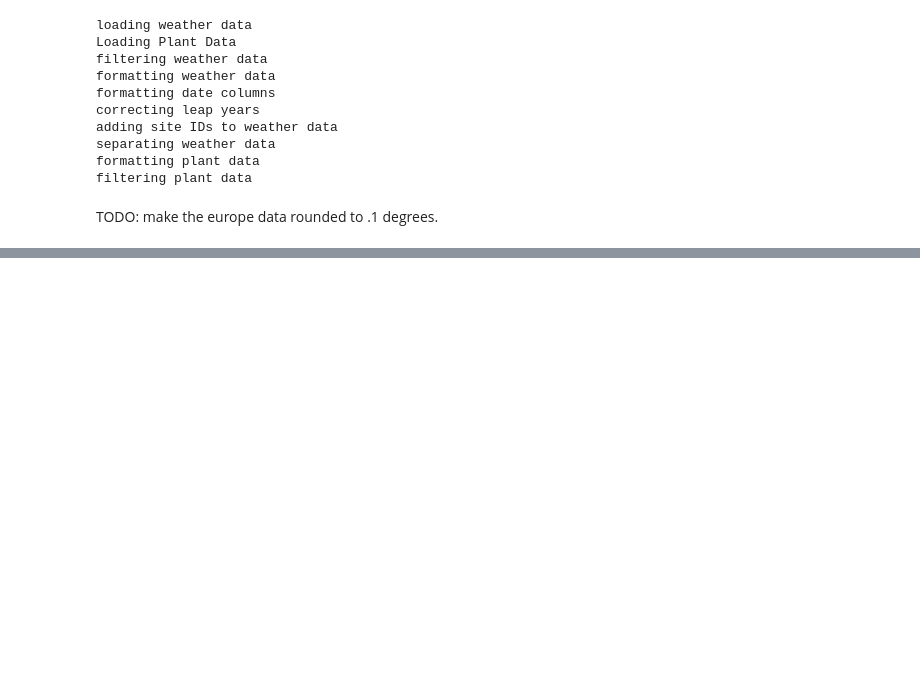
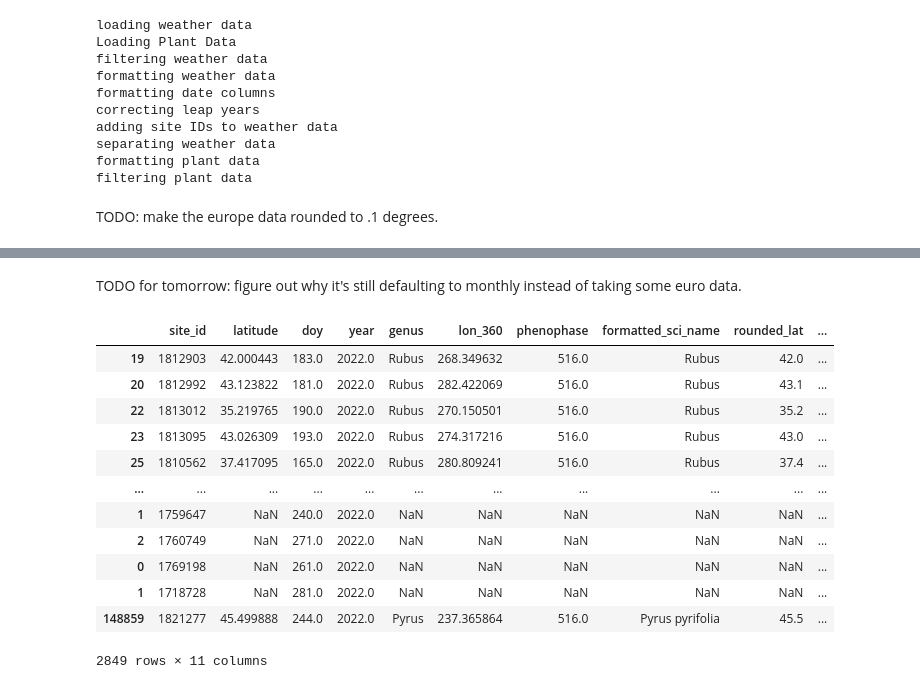
Before and after one commit to falling-fruit/dfg-seasons, a Jupyter notebook: modelling/high_res_models_finalized.ipynb, the cells around one changed output, grey strips where cells are left out. Cells and saved outputs as stored; diff of their text form; code cells hidden in the pictures; blank space fills up the shorter version.

Commit message:
EOD 8/17. still working on outliers

```diff
--- a/modelling/high_res_models_finalized.ipynb
+++ b/modelling/high_res_models_finalized.ipynb
@@ -427,0 +337,2 @@ print(test_days)
+# %% [markdown]
+TODO for tomorrow: figure out why it's still defaulting to monthly instead of taking some euro data.
@@ -427,0 +346,16 @@ print(test_days)
+# %%
+full_prediction_df
+# %% [output]
+|  | site_id | latitude | doy | year | genus | lon_360 | phenophase | formatted_sci_name | rounded_lat | ... |
+| 19 | 1812903 | 42.000443 | 183.0 | 2022.0 | Rubus | 268.349632 | 516.0 | Rubus | 42.0 | ... |
+| 20 | 1812992 | 43.123822 | 181.0 | 2022.0 | Rubus | 282.422069 | 516.0 | Rubus | 43.1 | ... |
+| 22 | 1813012 | 35.219765 | 190.0 | 2022.0 | Rubus | 270.150501 | 516.0 | Rubus | 35.2 | ... |
+| 23 | 1813095 | 43.026309 | 193.0 | 2022.0 | Rubus | 274.317216 | 516.0 | Rubus | 43.0 | ... |
+| 25 | 1810562 | 37.417095 | 165.0 | 2022.0 | Rubus | 280.809241 | 516.0 | Rubus | 37.4 | ... |
+| ... | ... | ... | ... | ... | ... | ... | ... | ... | ... | ... |
+| 1 | 1759647 | NaN | 240.0 | 2022.0 | NaN | NaN | NaN | NaN | NaN | ... |
+| 2 | 1760749 | NaN | 271.0 | 2022.0 | NaN | NaN | NaN | NaN | NaN | ... |
+| 0 | 1769198 | NaN | 261.0 | 2022.0 | NaN | NaN | NaN | NaN | NaN | ... |
+| 1 | 1718728 | NaN | 281.0 | 2022.0 | NaN | NaN | NaN | NaN | NaN | ... |
+| 148859 | 1821277 | 45.499888 | 244.0 | 2022.0 | Pyrus | 237.365864 | 516.0 | Pyrus pyrifolia | 45.5 | ... |
+2849 rows × 11 columns
```
Also changed, not shown: parts of 21 cells of this notebook.
